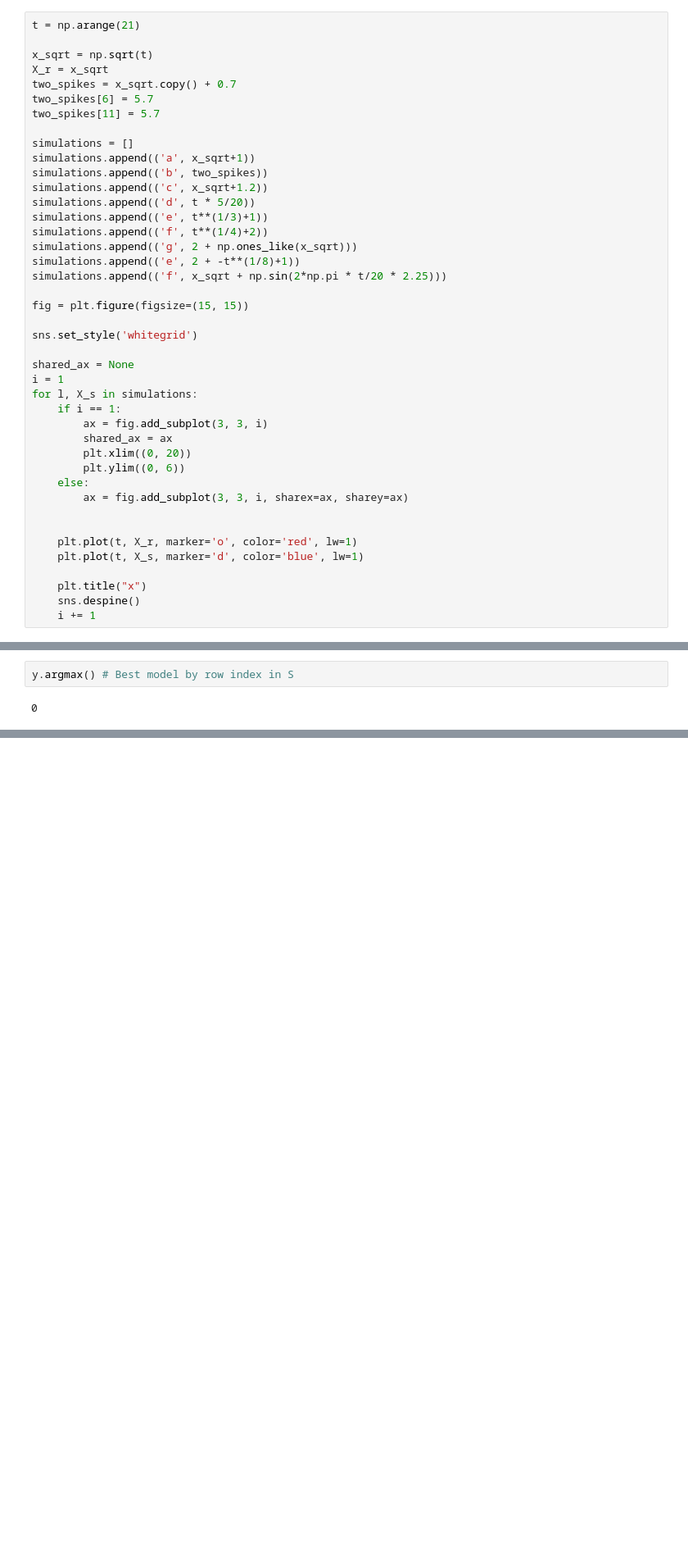
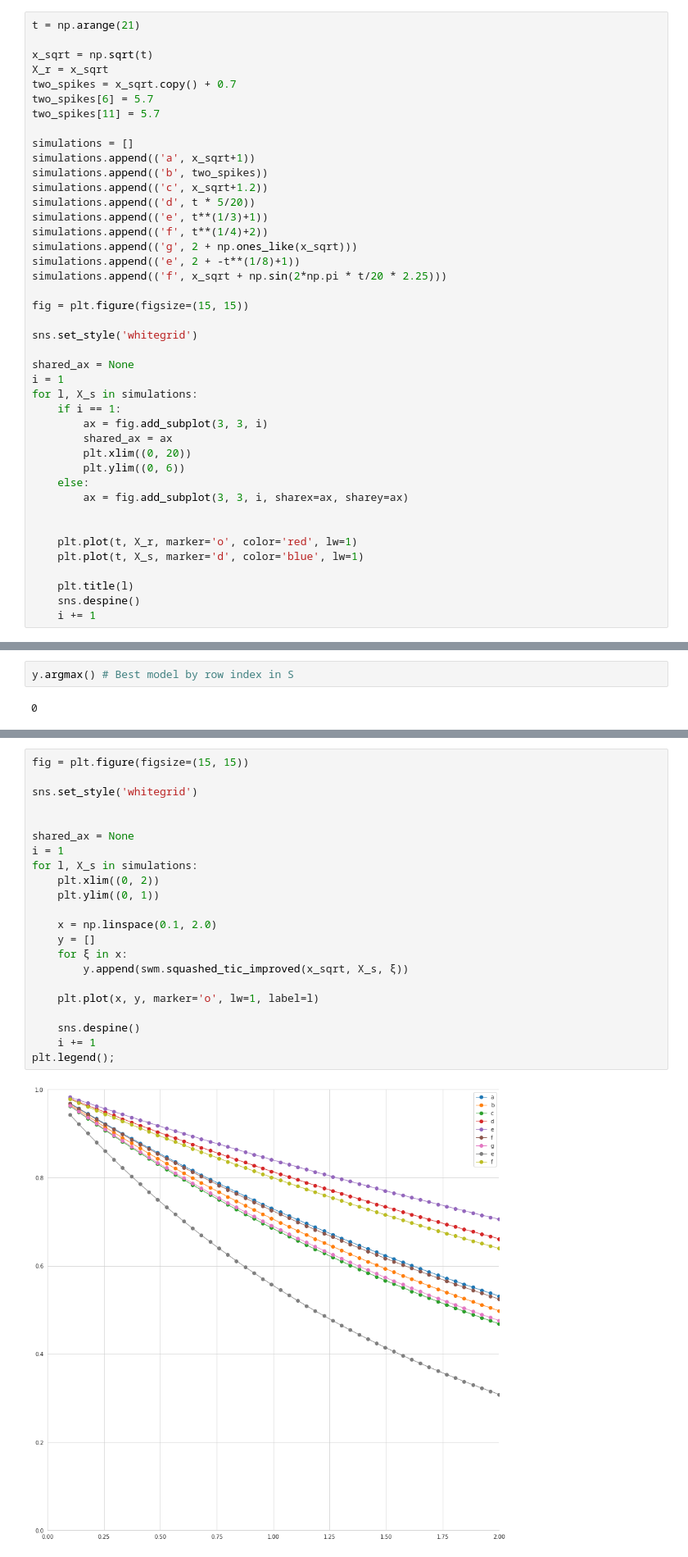
Before and after one commit to zlite/PX4_flight_review, a Jupyter notebook: thiel_app/clean_replication.ipynb, the cells around one changed output, grey strips where cells are left out. Shown: that part at 82% size. Cells and saved outputs as stored; diff of their text form; blank space fills up the shorter version.

```diff
--- a/thiel_app/clean_replication.ipynb
+++ b/thiel_app/clean_replication.ipynb
@@ -244,7 +249,7 @@ for l, X_s in simulations:
     plt.plot(t, X_r, marker='o', color='red', lw=1)
     plt.plot(t, X_s, marker='d', color='blue', lw=1)
 
-    plt.title("x")
+    plt.title(l)
     sns.despine()
     i += 1
 # %% [output]
@@ -394,0 +421,24 @@ y.argmax() # Best model by row index in S
+# %%
+fig = plt.figure(figsize=(15, 15))
+
+sns.set_style('whitegrid')
+
+
+shared_ax = None
+i = 1
+for l, X_s in simulations:
+    plt.xlim((0, 2))
+    plt.ylim((0, 1))
+
+    x = np.linspace(0.1, 2.0)
+    y = []
+    for ξ in x:
+        y.append(swm.squashed_tic_improved(x_sqrt, X_s, ξ))
+
+    plt.plot(x, y, marker='o', lw=1, label=l)
+
+    sns.despine()
+    i += 1
+plt.legend();
+# %% [output]
+[figure, added]
```
Also changed, not shown: parts of 36 cells of this notebook, 1 other file.
